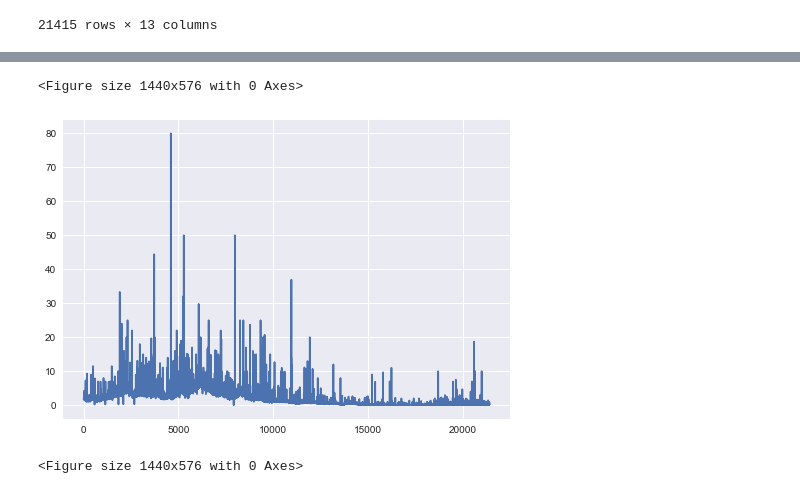
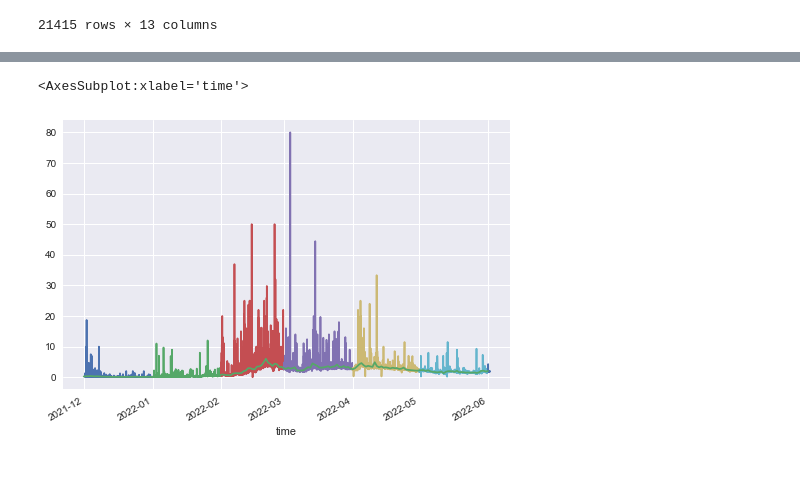
Before and after one commit to KrisOei/retrieve_openseas, a Jupyter notebook: clean_data.ipynb, the cells around one changed output, grey strips where cells are left out. Cells and saved outputs as stored; diff of their text form; code cells hidden in the pictures.

```diff
--- a/clean_data.ipynb
+++ b/clean_data.ipynb
@@ -75,6 +76,5 @@ df
 # Start from creation to now
 df = df.iloc[::-1]
 # %%
-df['event_time'] = pd.to_datetime(df['event_time'])
-df.set_index(['event_time'])
+df['time'] = pd.to_datetime(df['event_time'])
 # %% [output]
@@ -95,11 +86,14 @@ df.set_index(['event_time'])
+# %%
+df.set_index(['time'], inplace=True)
 # %%
 import matplotlib.pyplot as plt
 plt.style.use('seaborn')
-# %%
-fig, ax = plt.subplots()
-df.event_total_price.plot()
-plt.figure(figsize=(20, 8))
-# %% [output]
-<Figure size 1440x576 with 0 Axes>
-[figure, removed]
-<Figure size 1440x576 with 0 Axes>
+# %%
+day_avg = df.event_total_price.resample('D').mean()
+mon_avg = df.event_total_price.resample('M')
+fig, ax = plt.subplots()
+mon_avg.plot()
+day_avg.plot()
+# %% [output]
+<AxesSubplot:xlabel='time'>
+[figure, added]
```
Also changed, not shown: parts of 2 cells of this notebook.
